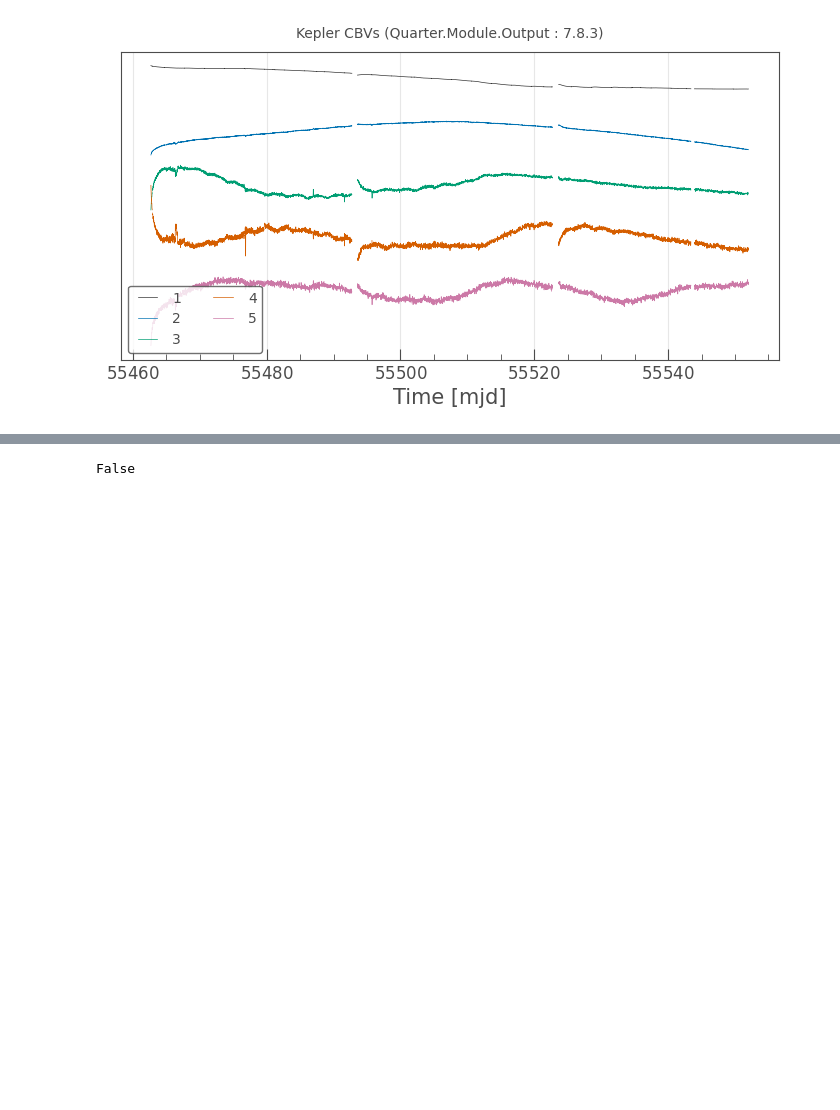
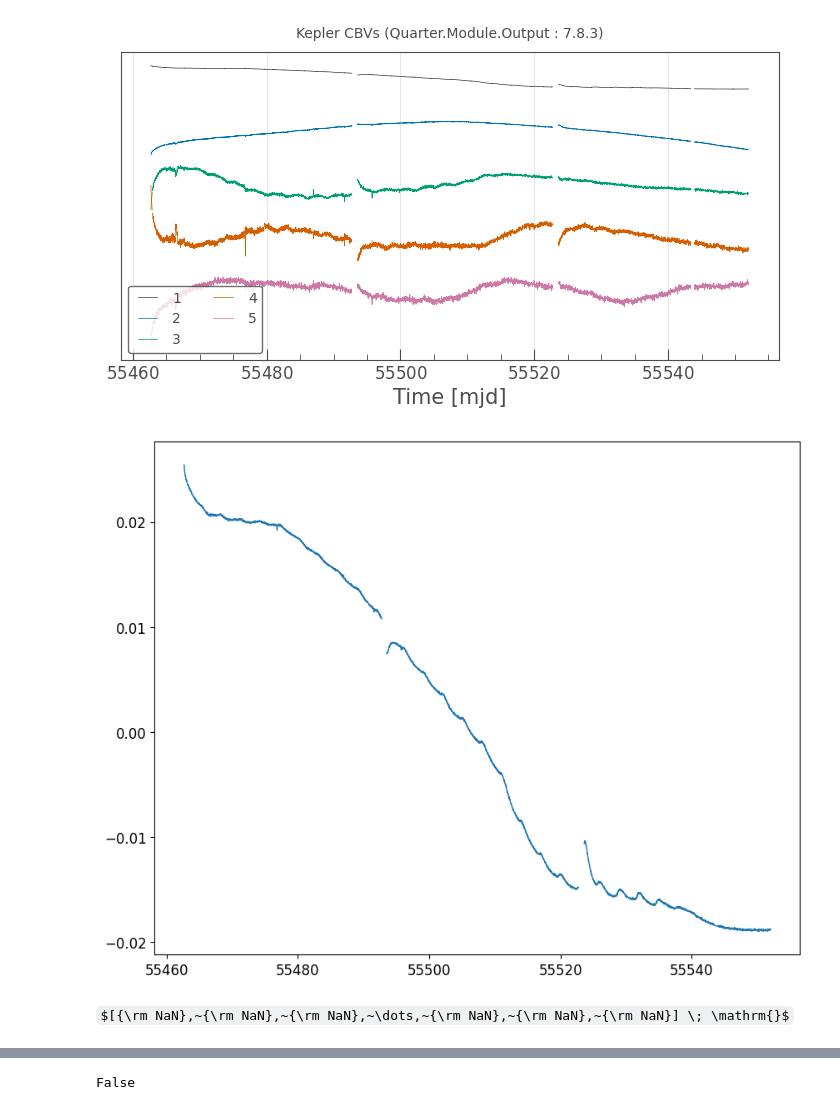
Before and after one commit to courtcraw/Notebooks, a Jupyter notebook: using_lightkurve.ipynb, the cells around one changed output, grey strips where cells are left out. Saved outputs shown, nothing was run; the diff lists cells and outputs as text; code cells hidden in the pictures; some formulas as TeX source; blank space fills up the shorter version.

```diff
--- a/using_lightkurve.ipynb
+++ b/using_lightkurve.ipynb
@@ -117,0 +134,10 @@ cbvs.plot(cbv_indices=np.arange(1,6));
+# %%
+plt.plot(cbvs['time'].value.data,cbvs['VECTOR_1'])
+plt.show()
+# %% [output]
+[figure, added]
+# %%
+freq, amp = calc_lomb_scargle(cbvs['time'].value.data,cbvs['VECTOR_1'])
+amp
+# %% [output]
+$[{\rm NaN},~{\rm NaN},~{\rm NaN},~\dots,~{\rm NaN},~{\rm NaN},~{\rm NaN}] \; \mathrm{}$
```
Also changed, not shown: parts of 11 cells of this notebook.
